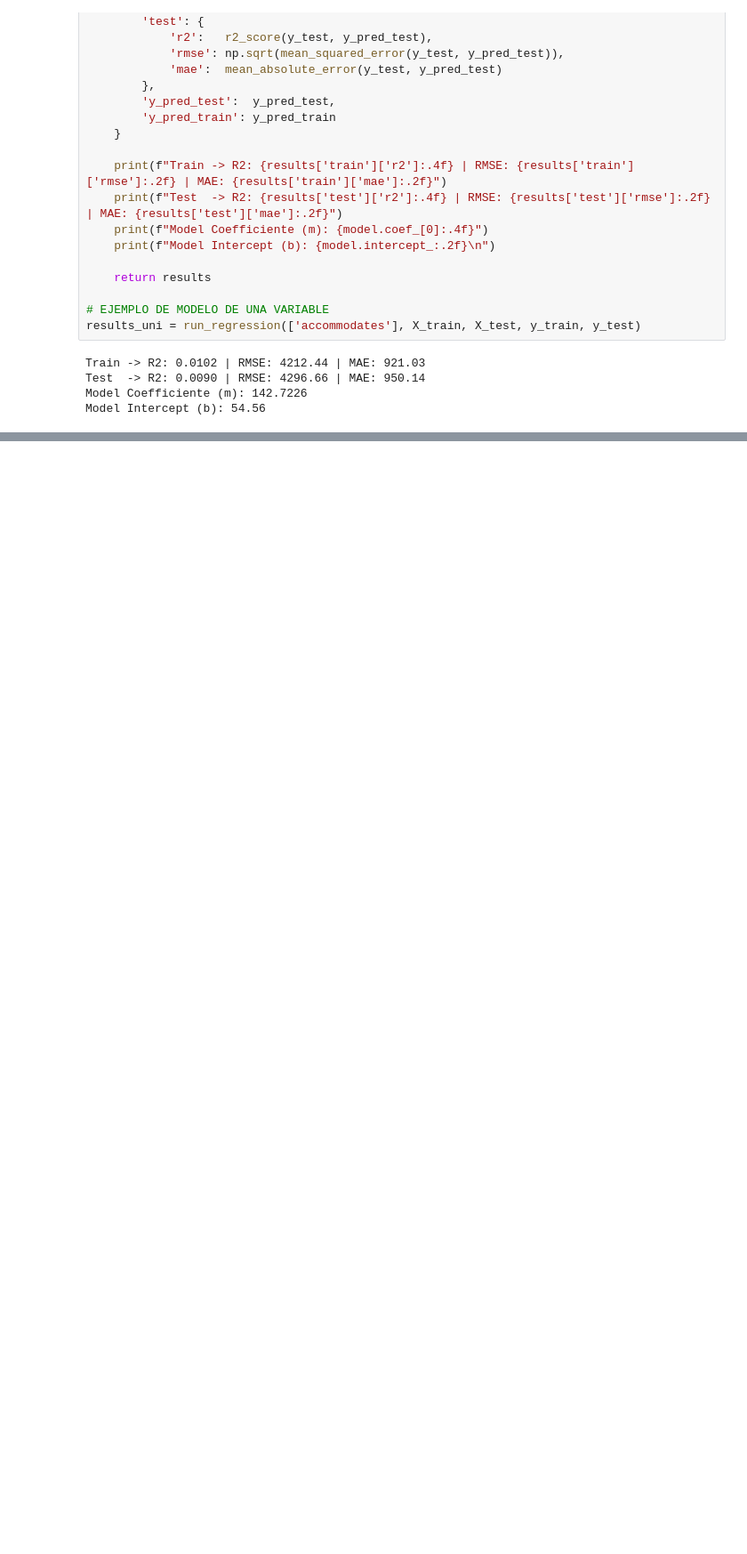
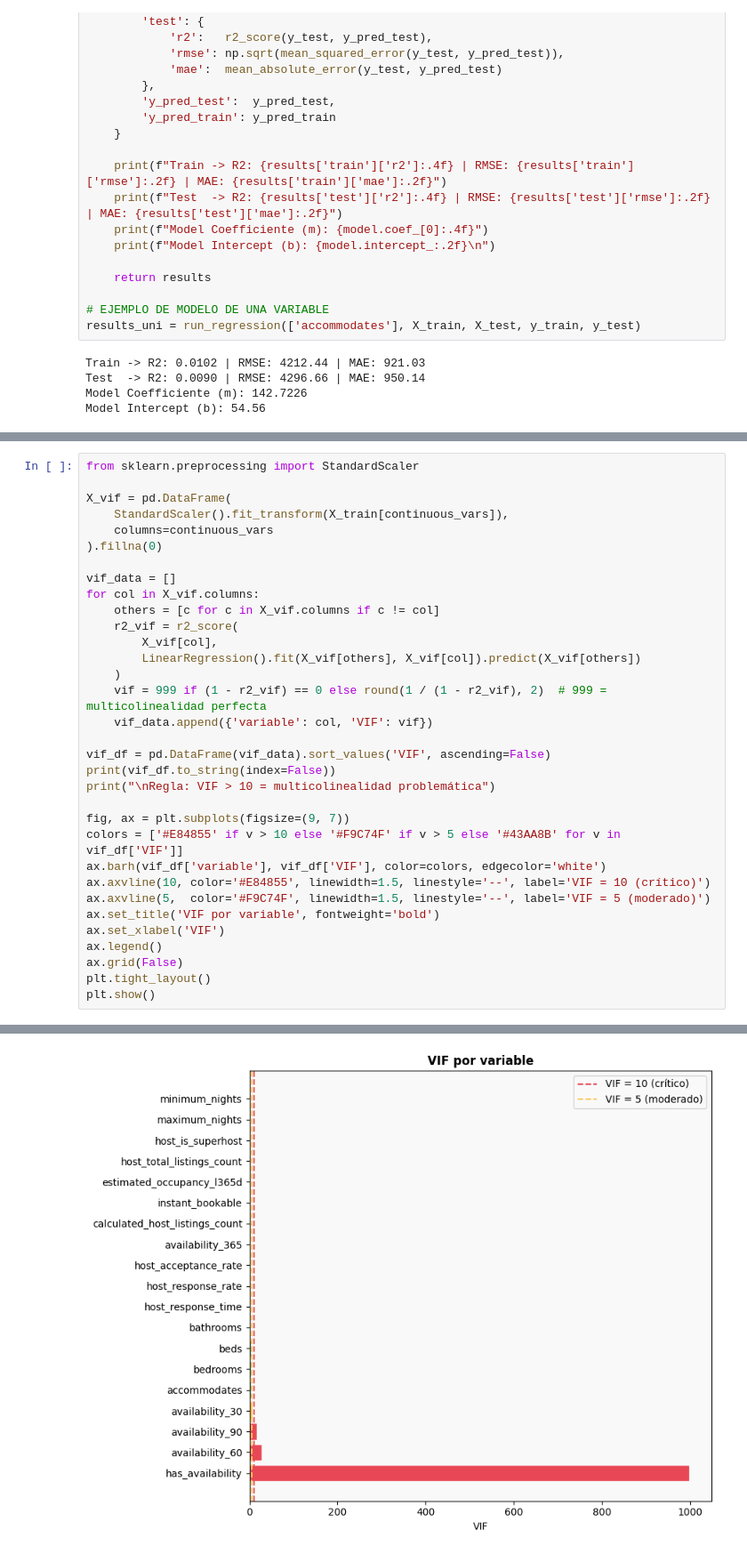
Before and after one commit to fabianpradod/lab3-mineria, a Jupyter notebook: mod/smartStay_regression.ipynb, the cells around one changed output, grey strips where cells are left out. Shown at 89% size. Saved outputs shown, nothing was run; the diff lists cells and outputs as text; blank space fills up the shorter version.

```diff
--- a/mod/smartStay_regression.ipynb
+++ b/mod/smartStay_regression.ipynb
@@ -724,0 +892,34 @@ Model Intercept (b): 54.56
+# %%
+from sklearn.preprocessing import StandardScaler
+
+X_vif = pd.DataFrame(
+    StandardScaler().fit_transform(X_train[continuous_vars]),
+    columns=continuous_vars
+).fillna(0)
+
+vif_data = []
+for col in X_vif.columns:
+    others = [c for c in X_vif.columns if c != col]
+    r2_vif = r2_score(
+        X_vif[col],
+        LinearRegression().fit(X_vif[others], X_vif[col]).predict(X_vif[others])
+    )
+    vif = 999 if (1 - r2_vif) == 0 else round(1 / (1 - r2_vif), 2)  # 999 = multicolinealidad perfecta
+    vif_data.append({'variable': col, 'VIF': vif})
+
+vif_df = pd.DataFrame(vif_data).sort_values('VIF', ascending=False)
+print(vif_df.to_string(index=False))
+print("\nRegla: VIF > 10 = multicolinealidad problemática")
+
+fig, ax = plt.subplots(figsize=(9, 7))
+colors = ['#E84855' if v > 10 else '#F9C74F' if v > 5 else '#43AA8B' for v in vif_df['VIF']]
+ax.barh(vif_df['variable'], vif_df['VIF'], color=colors, edgecolor='white')
+ax.axvline(10, color='#E84855', linewidth=1.5, linestyle='--', label='VIF = 10 (crítico)')
+ax.axvline(5,  color='#F9C74F', linewidth=1.5, linestyle='--', label='VIF = 5 (moderado)')
+ax.set_title('VIF por variable', fontweight='bold')
+ax.set_xlabel('VIF')
+ax.legend()
+ax.grid(False)
+plt.tight_layout()
+plt.show()
+# %% [output]
@@ -724,0 +943 @@ Model Intercept (b): 54.56
+[figure, added]
```
Also changed, not shown: parts of 25 cells of this notebook.
